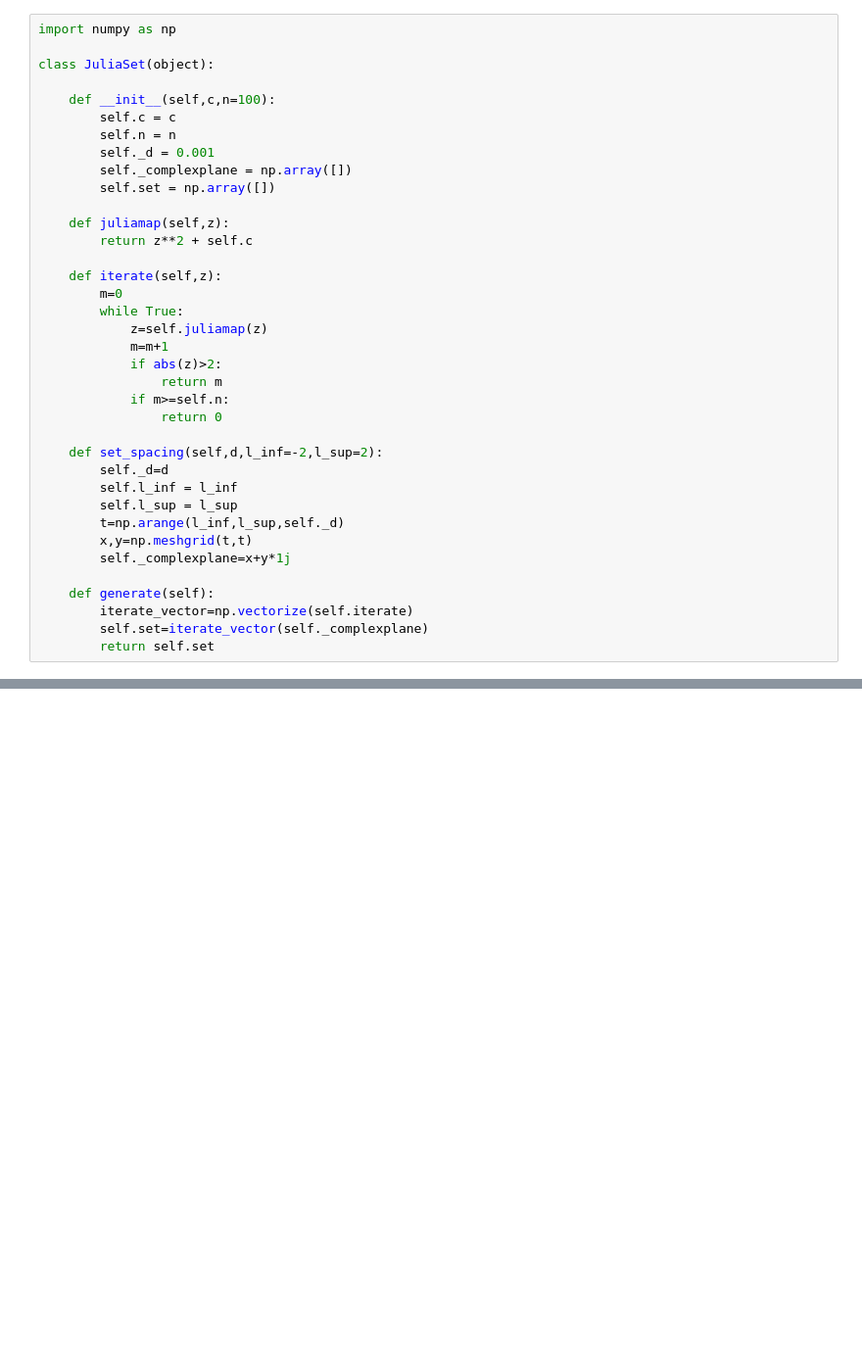
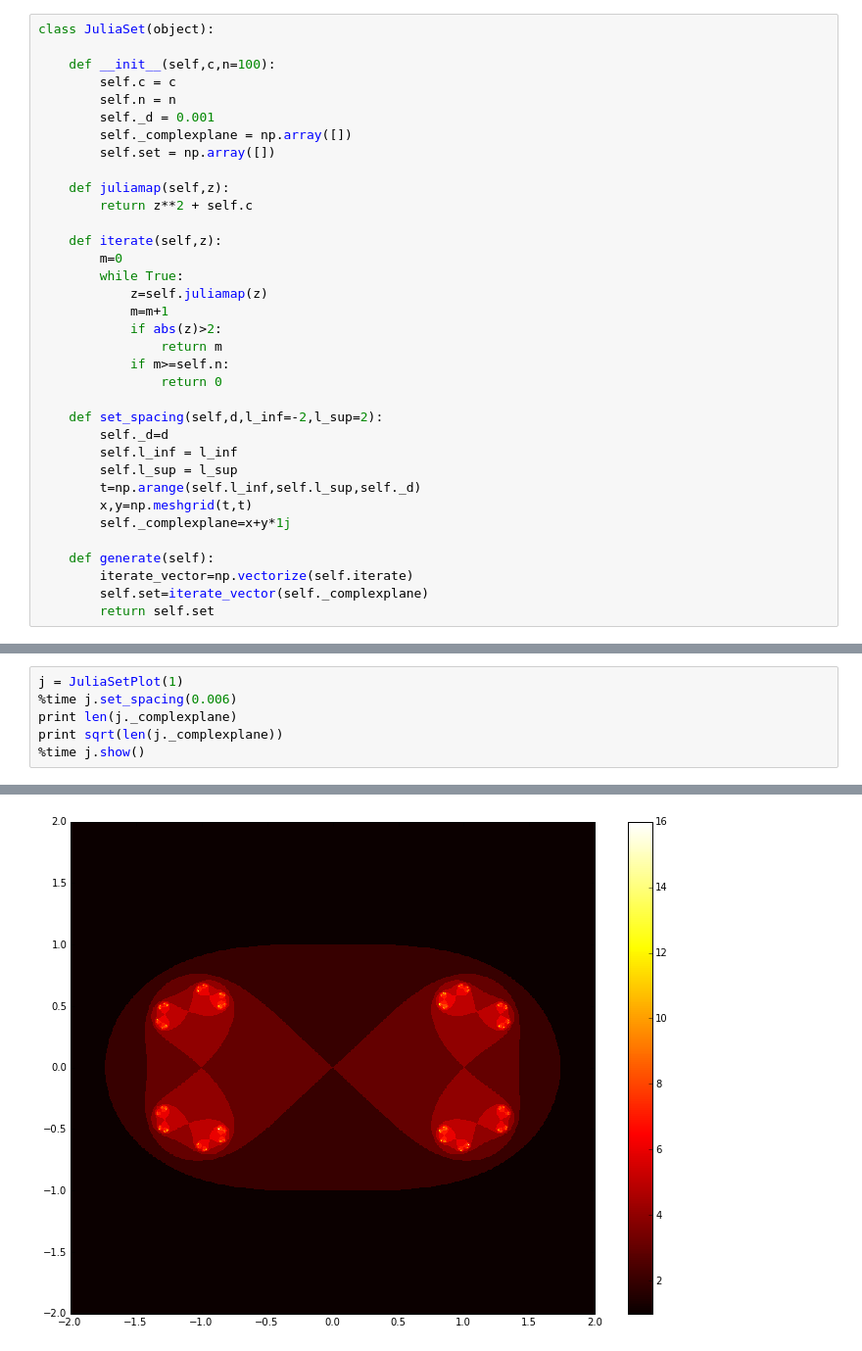
Before and after one commit to paivaismael/juliasets, a Jupyter notebook: juliaset3.ipynb, the cells around one changed output, grey strips where cells are left out. Shown at 98% size. Drawn from its saved outputs; the diff is of its cells as text; blank space fills up the shorter version.

```diff
--- a/juliaset3.ipynb
+++ b/juliaset3.ipynb
@@ -1,6 +17,4 @@
 # %%
-import numpy as np
-
 class JuliaSet(object):
 
     def __init__(self,c,n=100):
@@ -27,7 +41,7 @@ class JuliaSet(object):
         self._d=d
         self.l_inf = l_inf
         self.l_sup = l_sup
-        t=np.arange(l_inf,l_sup,self._d)
+        t=np.arange(self.l_inf,self.l_sup,self._d)
         x,y=np.meshgrid(t,t)
         self._complexplane=x+y*1j
 
@@ -43,0 +104,7 @@ The last modification was made in the method 'generate' with the vectorization o
+# %%
+j = JuliaSetPlot(1)
+%time j.set_spacing(0.006)
+print len(j._complexplane)
+print sqrt(len(j._complexplane))
+%time j.show()
+# %% [output]
@@ -43,0 +115 @@ The last modification was made in the method 'generate' with the vectorization o
+[figure, added]
```
Also changed, not shown: parts of 24 cells of this notebook.
